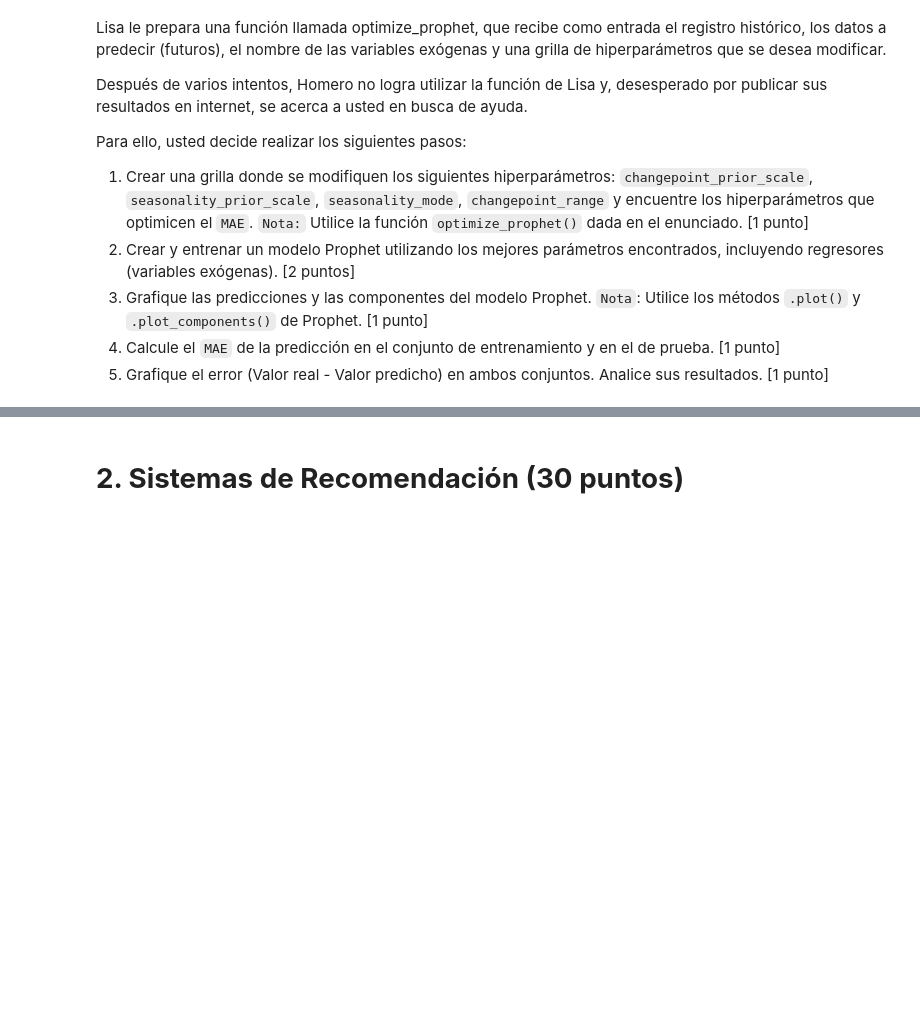
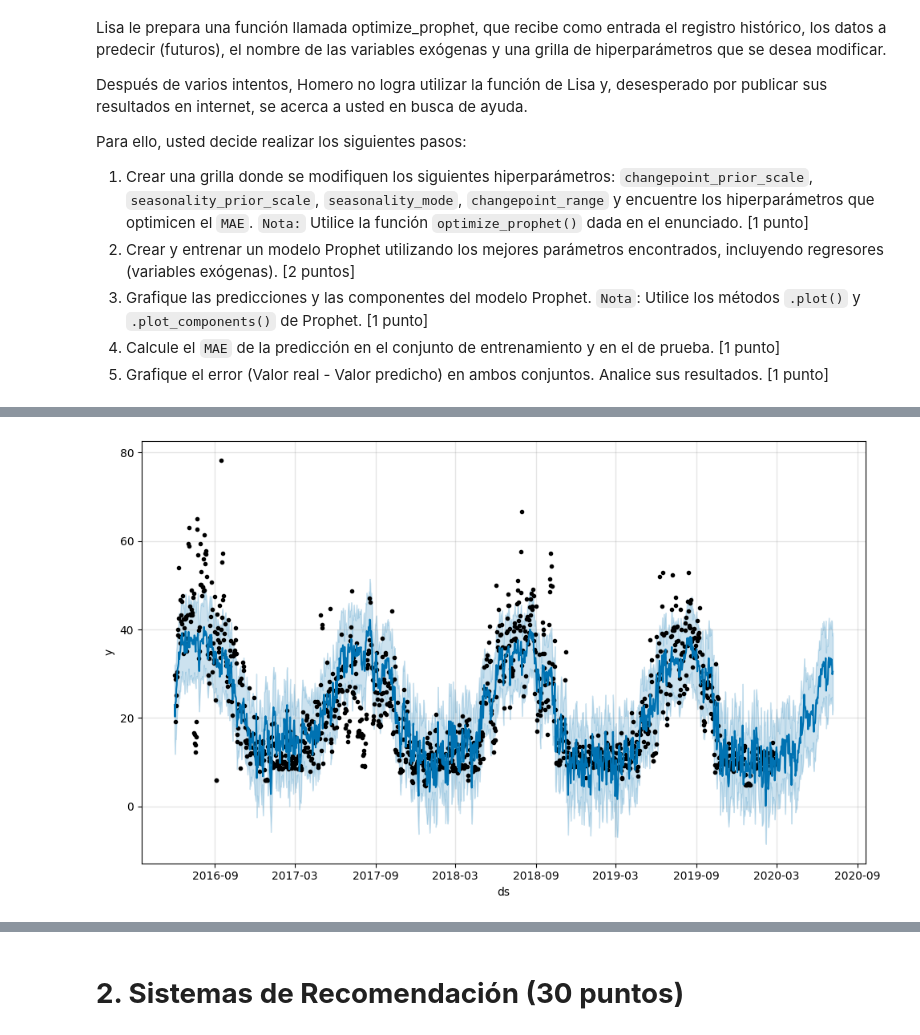
Before and after one commit to sebastianacunau/MDS7202-Laboratorios-y-Proyecto, a Jupyter notebook: Laboratorios/Lab 10 - Forecasting y Sistemas de Recomendación/Lab10_enunciado.ipynb, the cells around one changed output, grey strips where cells are left out. Drawn from its saved outputs; the diff is of its cells as text; code cells hidden in the pictures; blank space fills up the shorter version.

```diff
--- a/Laboratorios/Lab 10 - Forecasting y Sistemas de Recomendación/Lab10_enunciado.ipynb
+++ b/Laboratorios/Lab 10 - Forecasting y Sistemas de Recomendación/Lab10_enunciado.ipynb
@@ -303,0 +994,80 @@ def optimize_prophet(df, df_to_pred, features, param_grid ):
+# %%
+#Tarea 1 opcion sin lags
+
+param_grid = {
+    'changepoint_prior_scale': [0.001, 0.01, 0.1, 0.5],
+    'seasonality_prior_scale': [0.01, 0.1, 1.0, 10.0],
+    'seasonality_mode': ['additive', 'multiplicative'],
+    'changepoint_range': [0.7, 0.8, 0.9]
+}
+
+features = [col for col in train1.columns if col not in ['ds', 'y']]
+
+tuning_results, best_params = optimize_prophet(train1, test1, features, param_grid)
+print(tuning_results)
+print(best_params)
+
+
+
+#tarea 2
+modelo = Prophet(**best_params)
+for feature in features:
+    modelo.add_regressor(feature)
+modelo.fit(train1)
+
+
+
+
+
+futuro_train1 = modelo.make_future_dataframe(periods=0, include_history=True)
+futuro_train1 = futuro_train1.merge(train1, on='ds', how='left')
+forecast_train1 = modelo.predict(futuro_train1)
+
+
+
+futuro_test1 = modelo.make_future_dataframe(periods=len(test1), include_history=False)
+futuro_test1 = futuro_test1.merge(test1, on='ds', how='left')
+forecast_test1 = modelo.predict(futuro_test1)
+
+forecast_1 = pd.concat([forecast_train1, forecast_test1])
+
+forecast_train = pd.merge(train1[['ds', 'y']], forecast_1[['ds', 'yhat']], on='ds', how='inner')
+forecast_test = pd.merge(test1[['ds', 'y']], forecast_1[['ds', 'yhat']], on='ds', how='inner')
+
+#Tarea 3
+
+fig1 = modelo.plot(forecast_1)
+fig1.show()
+fig2 = modelo.plot_components(forecast_1)
+fig2.show()
+
+#Tarea 4
+y_true_train_1 = forecast_train['y']
+y_pred_train_1 = forecast_train['yhat']
+y_true_test_1 = forecast_test['y']
+y_pred_test_1 = forecast_test['yhat']
+mae_train_1 = mean_absolute_error(y_true_train_1, y_pred_train_1)
+mae_test_1 = mean_absolute_error(y_true_test_1, y_pred_test_1)
+print(f'MAE train prophet con regresores optimizado: {mae_train_1}')
+print(f'MAE test prophet con regresores optimizado: {mae_test_1}')
+
+#tarea 5
+
+error_train_1 = y_true_train_1 - y_pred_train_1
+error_test_1 = y_true_test_1 - y_pred_test_1
+error_prophet_optimo = pd.concat([error_train_1.reset_index(drop=True), error_test_1.reset_index(drop=True)])
+error_dates_optimo = pd.concat([forecast_train['ds'].reset_index(drop=True), forecast_test['ds'].reset_index(drop=True)])
+
+fig3 = px.line(x=error_dates_lag_optimo, y=error_prophet_optimo, title='Error en la prediccion con Prophet con regresores optimizado')
+fig3.show()
+
+
+from statsmodels.tsa.stattools import adfuller
+
+result = adfuller(error_prophet_optimo)
+print('ADF Statistic:', result[0])
+print('p-value:', result[1])
+print('Critical Values:')
+for key, value in result[4].items():
+    print('\t%s: %.3f' % (key, value))
+# %% [output]
@@ -303,0 +1083 @@ def optimize_prophet(df, df_to_pred, features, param_grid ):
+[figure, added]
```
Also changed, not shown: parts of 30 cells of this notebook.
